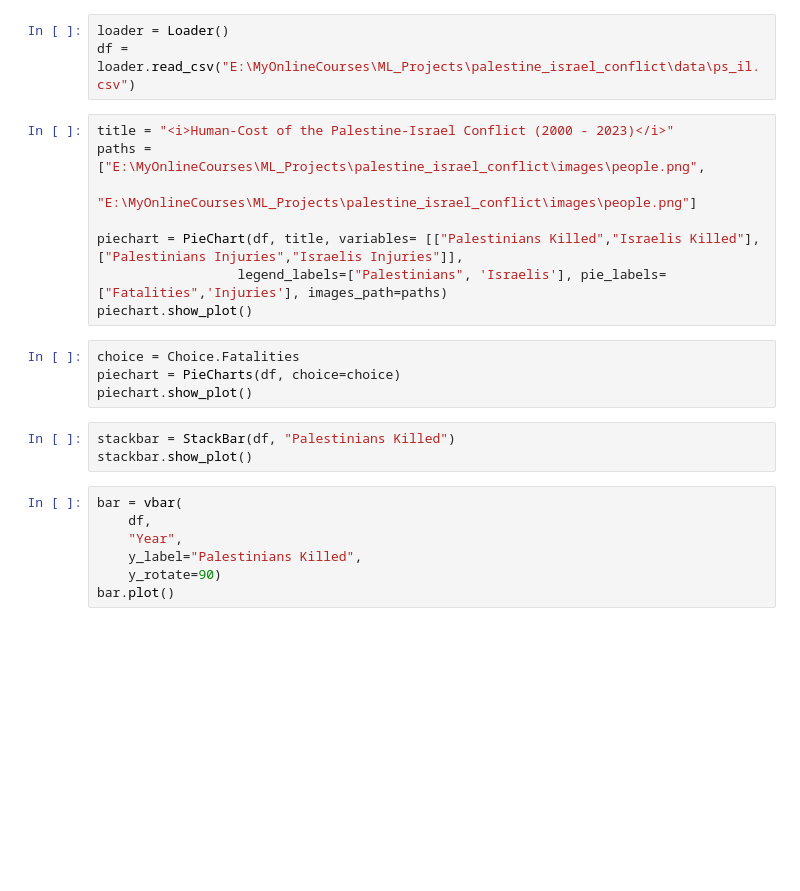
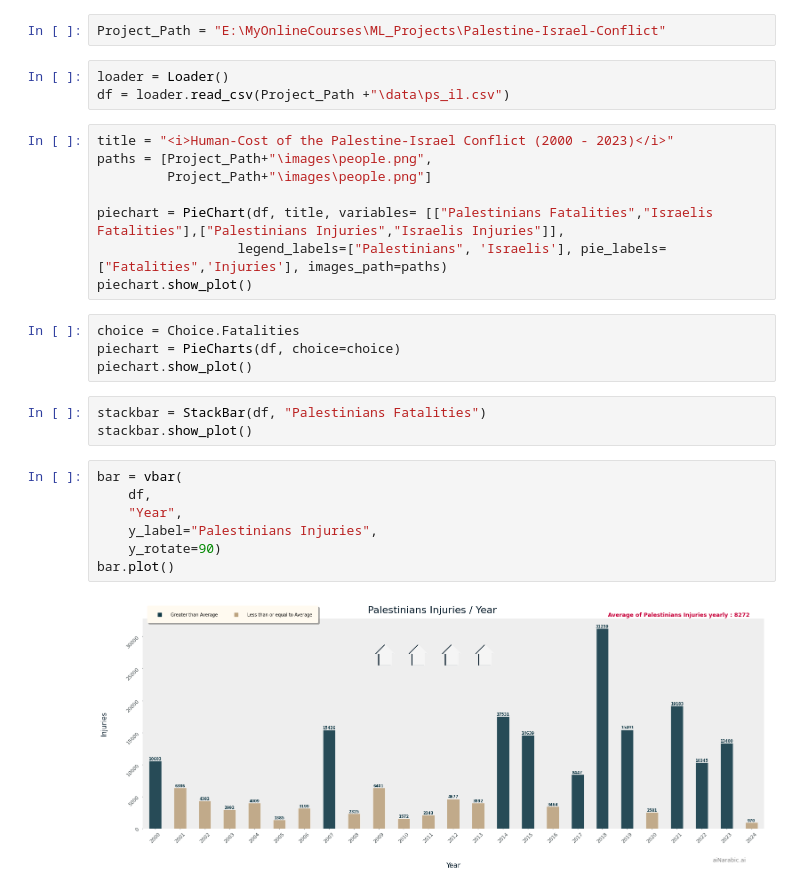
Before and after one commit to MohammedNasserAhmed/Palestine-Israel-Conflict, a Jupyter notebook: demo.ipynb, the cells around one changed output. Saved outputs shown, nothing was run; the diff lists cells and outputs as text; blank space fills up the shorter version.

Commit message:
add 2024 data

```diff
--- a/demo.ipynb
+++ b/demo.ipynb
@@ -6,12 +10,14 @@ from utils.data import Loader
+# %%
+Project_Path = "E:\MyOnlineCourses\ML_Projects\Palestine-Israel-Conflict"
 # %%
 loader = Loader()
-df = loader.read_csv("E:\MyOnlineCourses\ML_Projects\palestine_israel_conflict\data\ps_il.csv")
+df = loader.read_csv(Project_Path +"\data\ps_il.csv")
 # %%
 title = "<i>Human-Cost of the Palestine-Israel Conflict (2000 - 2023)</i>"
-paths = ["E:\MyOnlineCourses\ML_Projects\palestine_israel_conflict\images\people.png",
-         "E:\MyOnlineCourses\ML_Projects\palestine_israel_conflict\images\people.png"]
+paths = [Project_Path+"\images\people.png",
+         Project_Path+"\images\people.png"]
 
-piechart = PieChart(df, title, variables= [["Palestinians Killed","Israelis Killed"],["Palestinians Injuries","Israelis Injuries"]],
+piechart = PieChart(df, title, variables= [["Palestinians Fatalities","Israelis Fatalities"],["Palestinians Injuries","Israelis Injuries"]],
                   legend_labels=["Palestinians", 'Israelis'], pie_labels=["Fatalities",'Injuries'], images_path=paths)
 piechart.show_plot()
 # %%
@@ -19,13 +25,15 @@ choice = Choice.Fatalities
 piechart = PieCharts(df, choice=choice)
 piechart.show_plot()
 # %%
-stackbar = StackBar(df, "Palestinians Killed")
+stackbar = StackBar(df, "Palestinians Fatalities")
 stackbar.show_plot()
 # %%
 bar = vbar(
     df,
     "Year",
-    y_label="Palestinians Killed",
+    y_label="Palestinians Injuries",
     y_rotate=90)
 bar.plot()
+# %% [output]
+[figure, added]
 # %%
```
Also changed, not shown: parts of 6 cells of this notebook, 15 other files.
